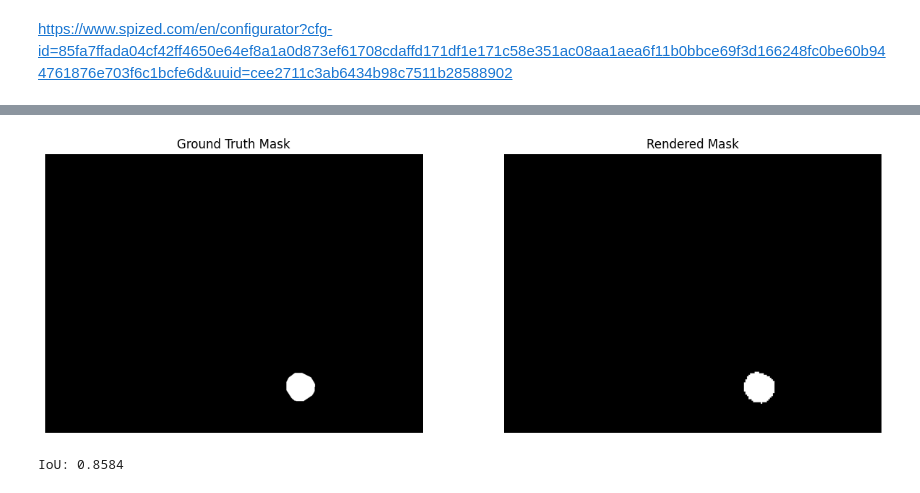
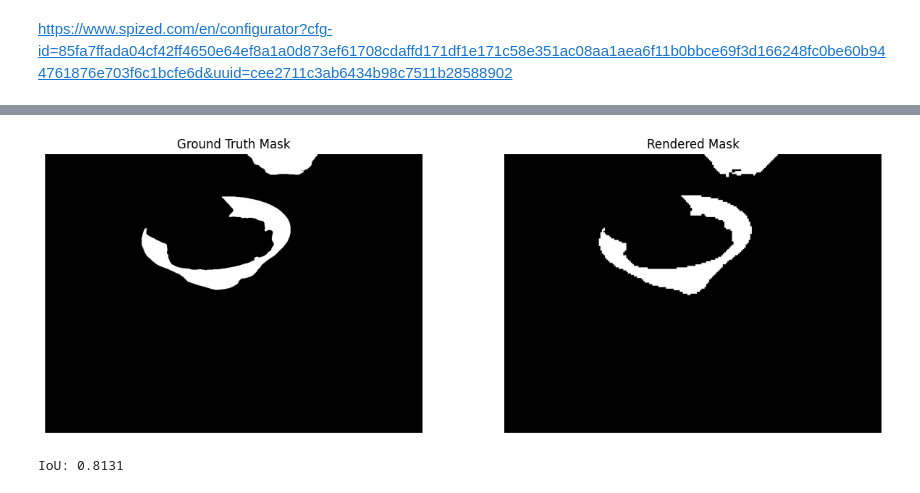
Before and after one commit to siddharthdesai06/DimSegNet, a Jupyter notebook: testing.ipynb, the cells around one changed output, grey strips where cells are left out. Saved outputs shown, nothing was run; the diff lists cells and outputs as text; code cells hidden in the pictures.

Commit message:
eval on figurines

```diff
--- a/testing.ipynb
+++ b/testing.ipynb
@@ -236,35 +238,35 @@ def calculate_iou_from_paths(mask_paths, mask2_path):
     union = np.logical_or(merged_mask, mask2)
 
     iou = np.sum(intersection) / np.sum(union) if np.sum(union) > 0 else 0  # Avoid division by zero
 
     # fig, axes = plt.subplots(1, len(mask_paths) + 1, figsize=(5 * (len(mask_paths) + 1), 5))
     fig, axes = plt.subplots(1, 2, figsize=(15, 5))
     # for i, mask in enumerate(masks):
     axes[0].imshow(merged_mask, cmap="gray")
     axes[0].set_title(f"Ground Truth Mask")
     axes[0].axis("off")
 
     axes[-1].imshow(mask2, cmap="gray")
     axes[-1].set_title("Rendered Mask")
     axes[-1].axis("off")
 
     plt.show()
 
     return iou
 
 # Example usage:
 mask_paths = [
     # "/home/siddharth/siddharth/thesis/Yolo_segmentation/mask_test_0/chair_1671043952.png",
     # "/home/siddharth/siddharth/thesis/Yolo_segmentation/mask_test_0/chair_1671044018.png",
     # "mask_test_2/table_1674556854.png",
-    # "mask_test_2/table_1674556788.png",
-    "/home/siddharth/siddharth/thesis/Yolo_segmentation/eval_datasets/teatime/test_mask/2/apple.png"
+    "eval_datasets/ramen/masks/mask_00131/bowl_1674041402.png",
+    "/home/siddharth/siddharth/thesis/Yolo_segmentation/eval_datasets/ramen/masks/mask_00131/bowl_1674071303.png"
 ]
 
-mask2_path = "/home/siddharth/siddharth/thesis/Yolo_segmentation/test_2.jpg" # extracted mask
+mask2_path = "frame_00131.jpg" # extracted mask
 
 iou_value = calculate_iou_from_paths(mask_paths, mask2_path)
 print(f"IoU: {iou_value:.4f}")
 # %% [output]
-[figure, old version]
+[figure, new version]
-IoU: 0.8584
+IoU: 0.8131
```
Also changed, not shown: parts of 1 cell of this notebook, 2 other files.
